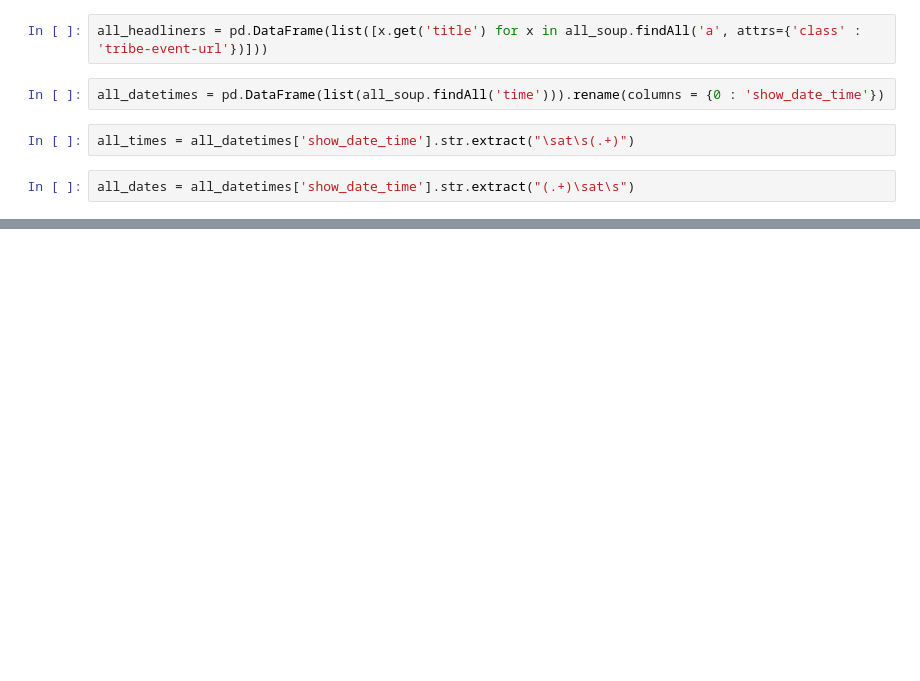
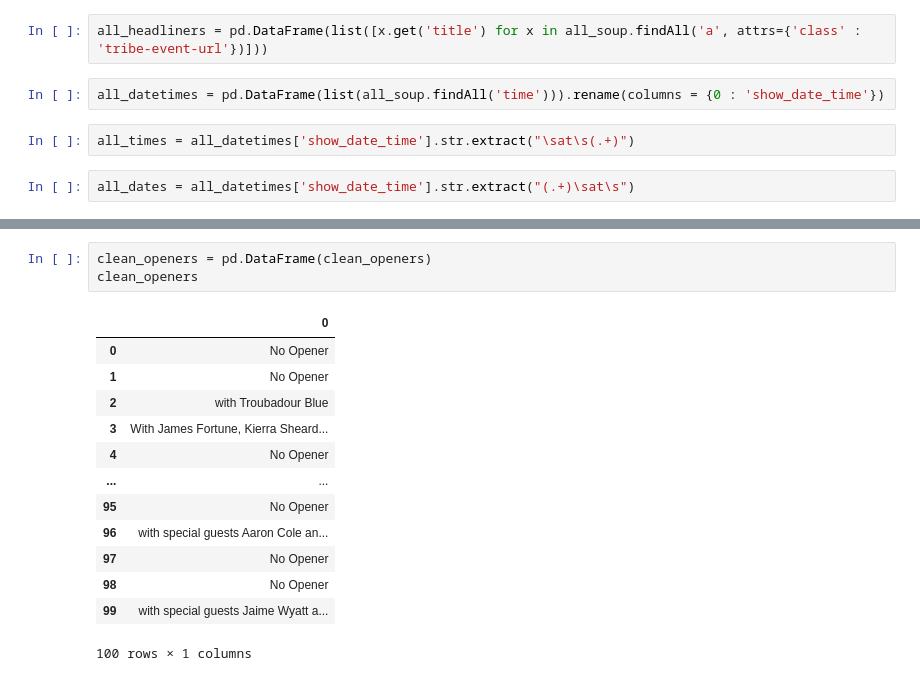
Before and after one commit to MWeissSharp/web_scraping_ryman-MWeissSharp, a Jupyter notebook: ryman_webscraping_mews.ipynb, the cells around one changed output, grey strips where cells are left out. Saved outputs shown, nothing was run; the diff lists cells and outputs as text; blank space fills up the shorter version.

```diff
--- a/ryman_webscraping_mews.ipynb
+++ b/ryman_webscraping_mews.ipynb
@@ -435,0 +605,17 @@ div[3]
+# %%
+clean_openers = pd.DataFrame(clean_openers)
+clean_openers
+# %% [output]
+|  | 0 |
+| 0 | No Opener |
+| 1 | No Opener |
+| 2 | with Troubadour Blue |
+| 3 | With James Fortune, Kierra Sheard... |
+| 4 | No Opener |
+| ... | ... |
+| 95 | No Opener |
+| 96 | with special guests Aaron Cole an... |
+| 97 | No Opener |
+| 98 | No Opener |
+| 99 | with special guests Jaime Wyatt a... |
+100 rows × 1 columns
```
Also changed, not shown: parts of 46 cells of this notebook.
